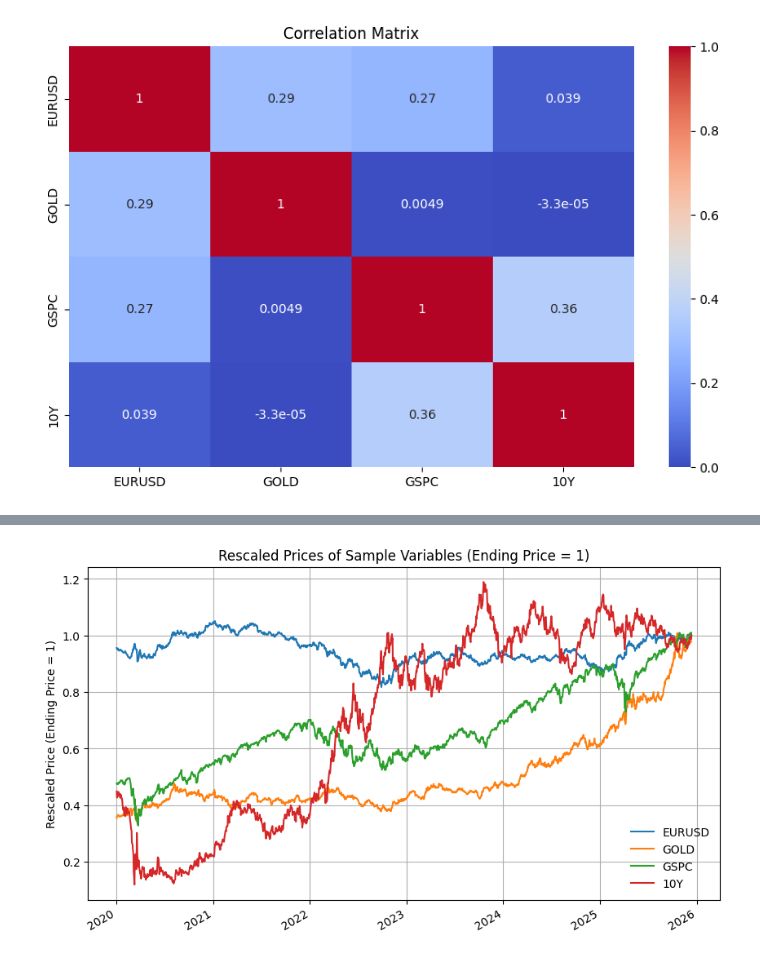
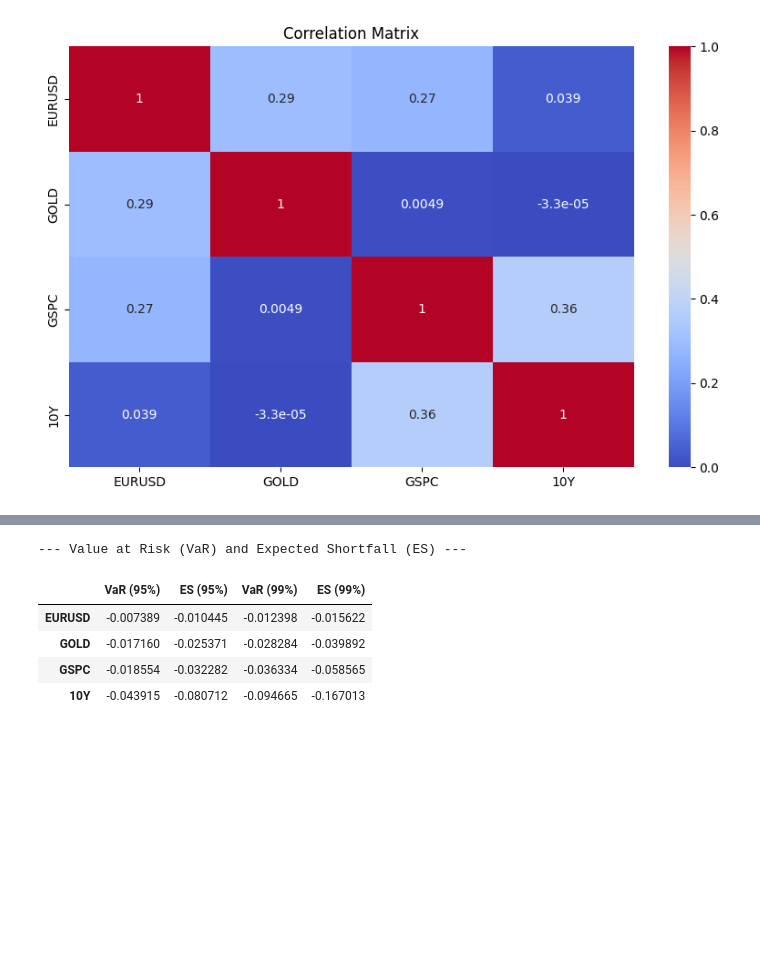
Before and after one commit to Mostafa-MMK/VaRBacktestingEngine, a Jupyter notebook: 01_Data_Preparation.ipynb, the cells around one changed output, grey strips where cells are left out. Cells and saved outputs as stored; diff of their text form; code cells hidden in the pictures; blank space fills up the shorter version.

```diff
--- a/01_Data_Preparation.ipynb
+++ b/01_Data_Preparation.ipynb
@@ -171,12 +157,0 @@ df/df.iloc[0]
-# %%
-df_rescaled = df / df.iloc[-1]
-
-df_rescaled.plot(figsize=(10, 6))
-plt.xlabel('')
-plt.ylabel('Rescaled Price (Ending Price = 1)')
-plt.title('Rescaled Prices of Sample Variables (Ending Price = 1)')
-plt.legend(frameon = False)
-plt.grid(True)
-plt.show()
-# %% [output]
-[figure, removed]
@@ -182,0 +160,46 @@ plt.show()
+# %%
+def calculate_var_es(returns, confidence_level=0.95):
+    """
+    Calculates historical VaR and ES for a given series of returns.
+    Args:
+        returns (pd.Series): Series of asset returns.
+        confidence_level (float): Confidence level (e.g., 0.95 for 95%).
+    Returns:
+        tuple: (VaR, ES)
+    """
+    # Sort returns in ascending order
+    sorted_returns = returns.sort_values(ascending=True)
+
+    # Calculate VaR (negative of the quantile at the specified confidence level)
+    # For a 95% confidence level, we look at the 5th percentile for losses.
+    # Since returns are sorted ascending, this is returns.quantile(1 - confidence_level)
+    var = sorted_returns.quantile(1 - confidence_level)
+
+    # Calculate ES (average of returns below VaR)
+    es = sorted_returns[sorted_returns <= var].mean()
+
+    return var, es
+
+
+print("\n--- Value at Risk (VaR) and Expected Shortfall (ES) ---")
+risk_metrics = {}
+
+confidence_levels = [0.95, 0.99]
+
+for column in df_returns.columns:
+    risk_metrics[column] = {}
+    for level in confidence_levels:
+        var, es = calculate_var_es(df_returns[column], level)
+        risk_metrics[column][f'VaR ({int(level*100)}%)'] = var
+        risk_metrics[column][f'ES ({int(level*100)}%)'] = es
+
+# Convert the dictionary to a DataFrame for better presentation
+df_risk_metrics = pd.DataFrame(risk_metrics)
+display(df_risk_metrics.T)
+# %% [output]
+--- Value at Risk (VaR) and Expected Shortfall (ES) ---
+|  | VaR (95%) | ES (95%) | VaR (99%) | ES (99%) |
+| EURUSD | -0.007389 | -0.010445 | -0.012398 | -0.015622 |
+| GOLD | -0.017160 | -0.025371 | -0.028284 | -0.039892 |
+| GSPC | -0.018554 | -0.032282 | -0.036334 | -0.058565 |
+| 10Y | -0.043915 | -0.080712 | -0.094665 | -0.167013 |
```
Also changed, not shown: parts of 8 cells of this notebook.
